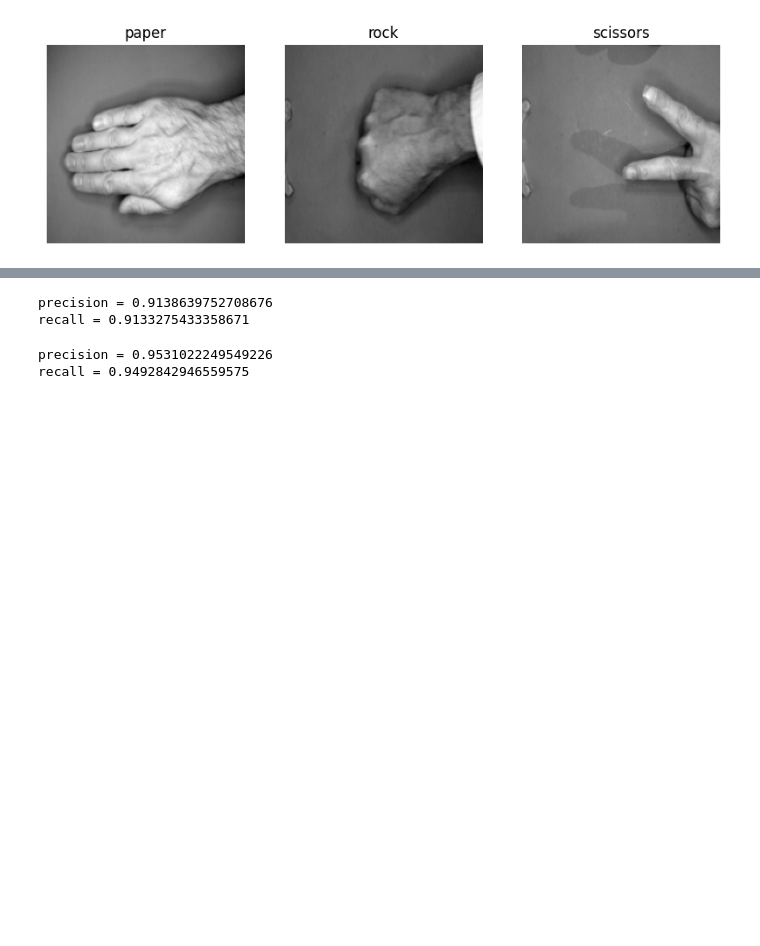
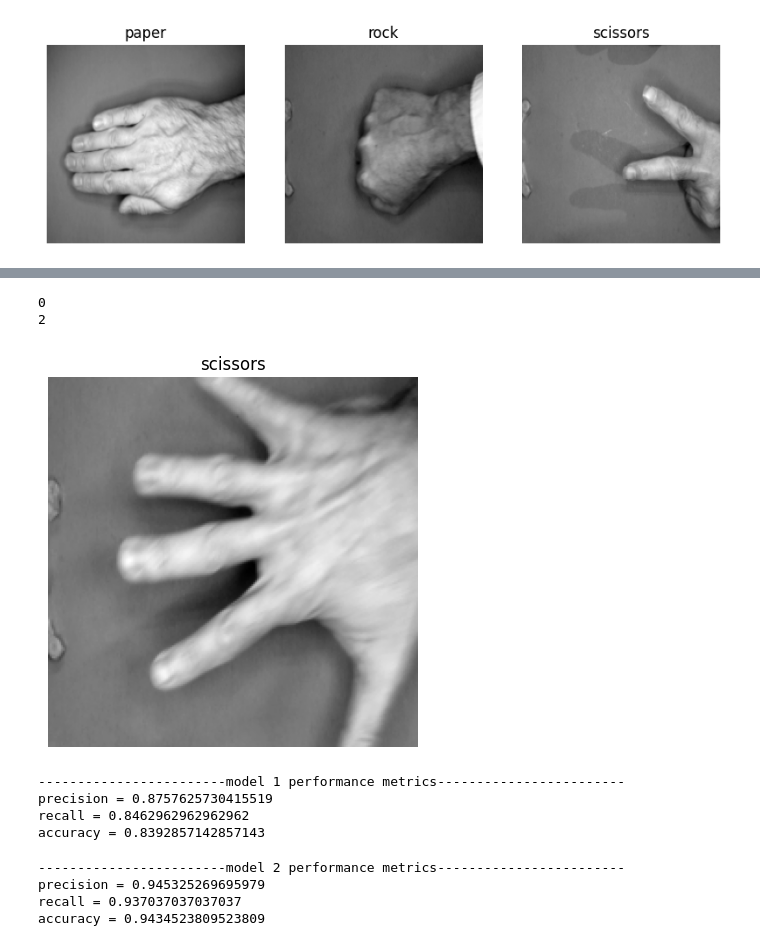
Before and after one commit to WildSheepChaser/StatML, a Jupyter notebook: main.ipynb, the cells around one changed output, grey strips where cells are left out. Drawn from its saved outputs; the diff is of its cells as text; code cells hidden in the pictures; blank space fills up the shorter version.

```diff
--- a/main.ipynb
+++ b/main.ipynb
@@ -291,7 +231,0 @@ Model: "sequential_3"
-# %%
-model_3.compile(
-    optimizer="adam",
-    loss="sparse_categorical_crossentropy",
-    metrics=["accuracy"]
-)
-model_3.fit(train_ds, validation_data=val_ds, epochs=10)
@@ -339,8 +265,18 @@ Actual label: rock
-# %%
-y_test = []
-x_test = []
-for batch in test_ds:
-    images, labels = batch
-    for i in range(len(images)):
-        y_test.append(labels[i].numpy())
-        x_test.append(images[i].numpy())
+# %%
+y_test=[]
+img_test=[]
+y_pred_1=[]
+y_pred_2=[]
+y_pred_3=[]
+for images, labels in test_ds.unbatch():
+    y_test.append(labels.numpy())
+    img_test.append(images.numpy())
+    y_pred_1.append(np.argmax(model_1.predict(images[None, ...])[0]))
+    y_pred_2.append(np.argmax(model_2.predict(images[None, ...])[0]))
+    y_pred_3.append(np.argmax(model_3.predict(images[None, ...])[0]))
+
+y_test = np.array(y_test)
+img_test = np.array(img_test)
+y_pred_1 = np.array(y_pred_1)
+y_pred_2 = np.array(y_pred_2)
+y_pred_3 = np.array(y_pred_3)
@@ -403,3 +366,15 @@ Real paper           83    5        9
+# %%
+print(y_test[302])
+print(y_pred_3[302])
+img=img_test[302].squeeze()
+plt.imshow(img, cmap="gray")
+plt.title(class_names[y_pred_3[302]])
+plt.axis("off")
+plt.show()
+# %% [output]
+0
+2
+[figure, added]
 # %%
 m1_true_pos=np.diag(model1_cf)
 m1_false_pos=np.sum(model1_cf, axis=0)-m1_true_pos
@@ -410,9 +387,13 @@ m1_recall =m1_true_pos / (m1_true_pos + m1_false_neg)
 # %%
+print(f'------------------------model 1 performance metrics------------------------')
 print(f'precision = {np.mean(m1_precision)}')
 print(f'recall = {np.mean(m1_recall)}')
+print(f'accuracy = {m1_accuracy}')
 # %% [output]
-precision = 0.9138639752708676
-recall = 0.9133275433358671
+------------------------model 1 performance metrics------------------------
+precision = 0.8757625730415519
+recall = 0.8462962962962962
+accuracy = 0.8392857142857143
 # %%
 m2_true_pos=np.diag(model2_cf)
 m2_false_pos=np.sum(model2_cf, axis=0)-m2_true_pos
@@ -423,9 +407,13 @@ m2_recall =m2_true_pos / (m2_true_pos + m2_false_neg)
 # %%
+print(f'------------------------model 2 performance metrics------------------------')
 print(f'precision = {np.mean(m2_precision)}')
 print(f'recall = {np.mean(m2_recall)}')
+print(f'accuracy = {m2_accuracy}')
 # %% [output]
-precision = 0.9531022249549226
-recall = 0.9492842946559575
+------------------------model 2 performance metrics------------------------
+precision = 0.945325269695979
+recall = 0.937037037037037
+accuracy = 0.9434523809523809
 # %%
 m3_true_pos=np.diag(model3_cf)
 m3_false_pos=np.sum(model3_cf, axis=0)-m3_true_pos
```
Also changed, not shown: parts of 35 cells of this notebook, 6 other files.
